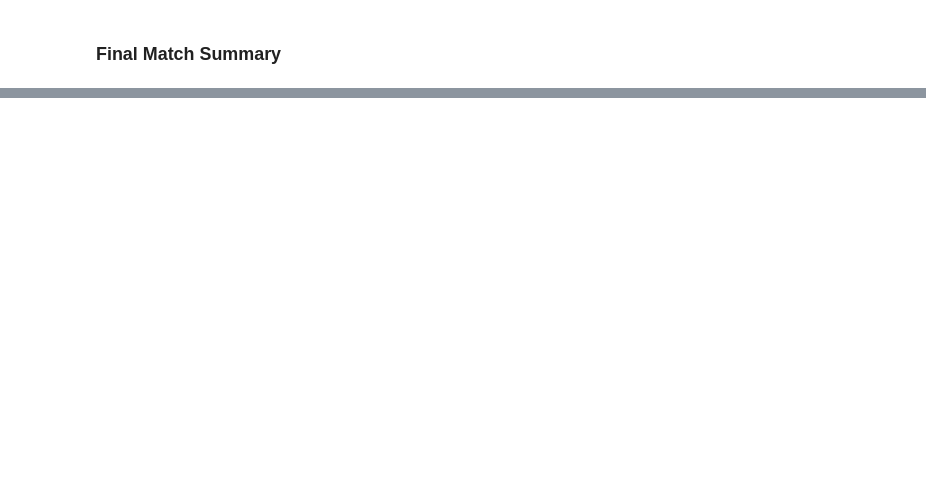
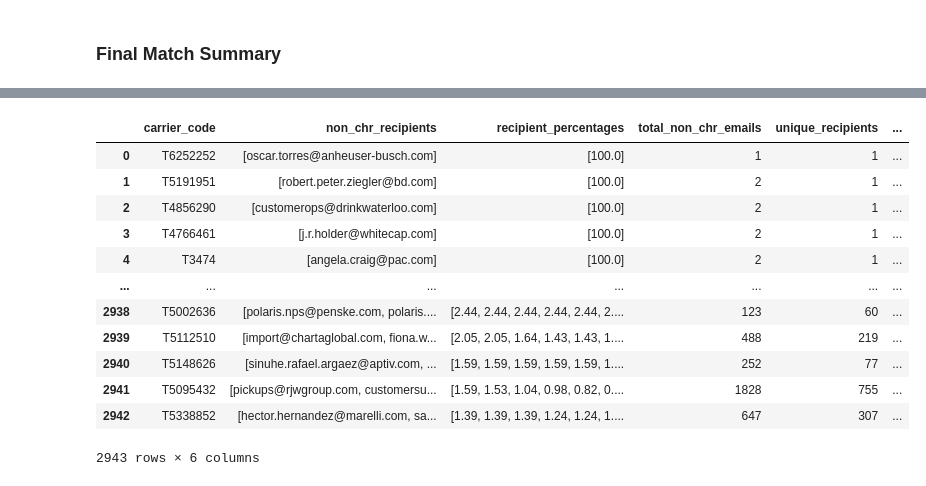
Before and after one commit to vugtlan/trackingContextBuilder, a Jupyter notebook: notebooks/trackingContextBuilderExtraction.ipynb, the cells around one changed output, grey strips where cells are left out. Drawn from its saved outputs; the diff is of its cells as text; code cells hidden in the pictures; blank space fills up the shorter version.

Commit message:
Adding email analysis

```diff
--- a/notebooks/trackingContextBuilderExtraction.ipynb
+++ b/notebooks/trackingContextBuilderExtraction.ipynb
@@ -546,0 +680,7 @@ Unique load numbers identified: 26,144
+# %%
+# Apply the filter to remove internal CHR emails
+df_final_filtered = filter_external_emails(df_final)
+
+print(f"\n✅ Filtered dataframe created: df_final_filtered")
+print(f"Shape: {df_final_filtered.shape}")
+df_final_filtered.head()
@@ -546,0 +817,13 @@ Unique load numbers identified: 26,144
+# %%
+# Analyze non-CHR recipients by carrier
+carrier_recipients_df = analyze_carrier_recipients(df_final_filtered)
+
+print(f"\n✅ Analysis complete!")
+print(f"\nResult dataframe columns:")
+print(f"  - carrier_code: Carrier identifier")
+print(f"  - non_chr_recipients: Array of non-CHR email addresses (sorted by frequency)")
+print(f"  - recipient_percentages: Percentage of emails to each recipient (same order)")
+print(f"  - total_non_chr_emails: Total number of non-CHR email instances")
+print(f"  - unique_recipients: Count of unique non-CHR recipients")
+
+carrier_recipients_df.head()
@@ -546,0 +904,36 @@ Unique load numbers identified: 26,144
+# %%
+# Sort carriers by the percentage going to their top recipient (first value in recipient_percentages)
+# This shows carriers with high email concentration to a single inbox
+
+carrier_recipients_sorted = carrier_recipients_df.copy()
+
+# Extract the first percentage (top recipient percentage) for sorting
+carrier_recipients_sorted['top_recipient_pct'] = carrier_recipients_sorted['recipient_percentages'].apply(
+    lambda x: x[0] if isinstance(x, list) and len(x) > 0 else 0
+)
+
+# Sort by top recipient percentage descending
+carrier_recipients_sorted = carrier_recipients_sorted.sort_values('top_recipient_pct', ascending=False).reset_index(drop=True)
+
+print("="*80)
+print("📊 CARRIERS SORTED BY EMAIL CONCENTRATION TO TOP RECIPIENT")
+print("="*80)
+print(f"Total carriers analyzed: {len(carrier_recipients_sorted):,}\n")
+print("Top 20 carriers with highest concentration to single recipient:")
+print("-"*80)
+print(f"{'#':<4} {'Carrier':<15} {'Top %':<8} {'Top Recipient Email':<50}")
+print("-"*80)
+
+for i, row in carrier_recipients_sorted.head(20).iterrows():
+    carrier = str(row['carrier_code'])[:14]  # Truncate if too long
+    top_pct = row['top_recipient_pct']
+    top_email = row['non_chr_recipients'][0] if len(row['non_chr_recipients']) > 0 else 'N/A'
+    top_email_display = top_email[:49] if len(top_email) > 49 else top_email
+
+    print(f"{i+1:<4} {carrier:<15} {top_pct:>6.2f}%  {top_email_display}")
+
+print("="*80)
+
+# Display the full dataframe sorted
+carrier_recipients_sorted
+# %% [output]
@@ -546,0 +957,13 @@ Unique load numbers identified: 26,144
+|  | carrier_code | non_chr_recipients | recipient_percentages | total_non_chr_emails | unique_recipients | ... |
+| 0 | T6252252 | [oscar.torres@anheuser-busch.com] | [100.0] | 1 | 1 | ... |
+| 1 | T5191951 | [robert.peter.ziegler@bd.com] | [100.0] | 2 | 1 | ... |
+| 2 | T4856290 | [customerops@drinkwaterloo.com] | [100.0] | 2 | 1 | ... |
+| 3 | T4766461 | [j.r.holder@whitecap.com] | [100.0] | 2 | 1 | ... |
+| 4 | T3474 | [angela.craig@pac.com] | [100.0] | 2 | 1 | ... |
+| ... | ... | ... | ... | ... | ... | ... |
+| 2938 | T5002636 | [polaris.nps@penske.com, polaris.... | [2.44, 2.44, 2.44, 2.44, 2.44, 2.... | 123 | 60 | ... |
+| 2939 | T5112510 | [import@chartaglobal.com, fiona.w... | [2.05, 2.05, 1.64, 1.43, 1.43, 1.... | 488 | 219 | ... |
+| 2940 | T5148626 | [sinuhe.rafael.argaez@aptiv.com, ... | [1.59, 1.59, 1.59, 1.59, 1.59, 1.... | 252 | 77 | ... |
+| 2941 | T5095432 | [pickups@rjwgroup.com, customersu... | [1.59, 1.53, 1.04, 0.98, 0.82, 0.... | 1828 | 755 | ... |
+| 2942 | T5338852 | [hector.hernandez@marelli.com, sa... | [1.39, 1.39, 1.39, 1.24, 1.24, 1.... | 647 | 307 | ... |
+2943 rows × 6 columns
```
Also changed, not shown: parts of 25 cells of this notebook, 2 other files.
